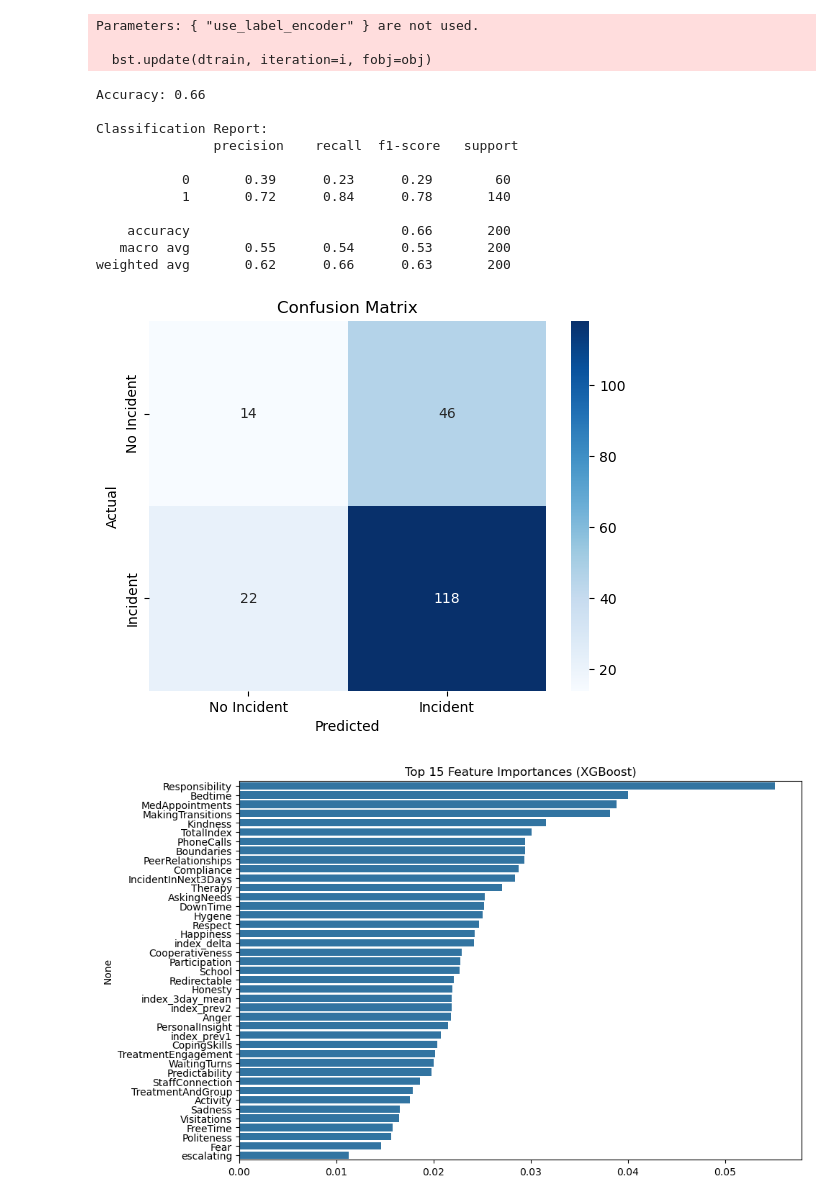
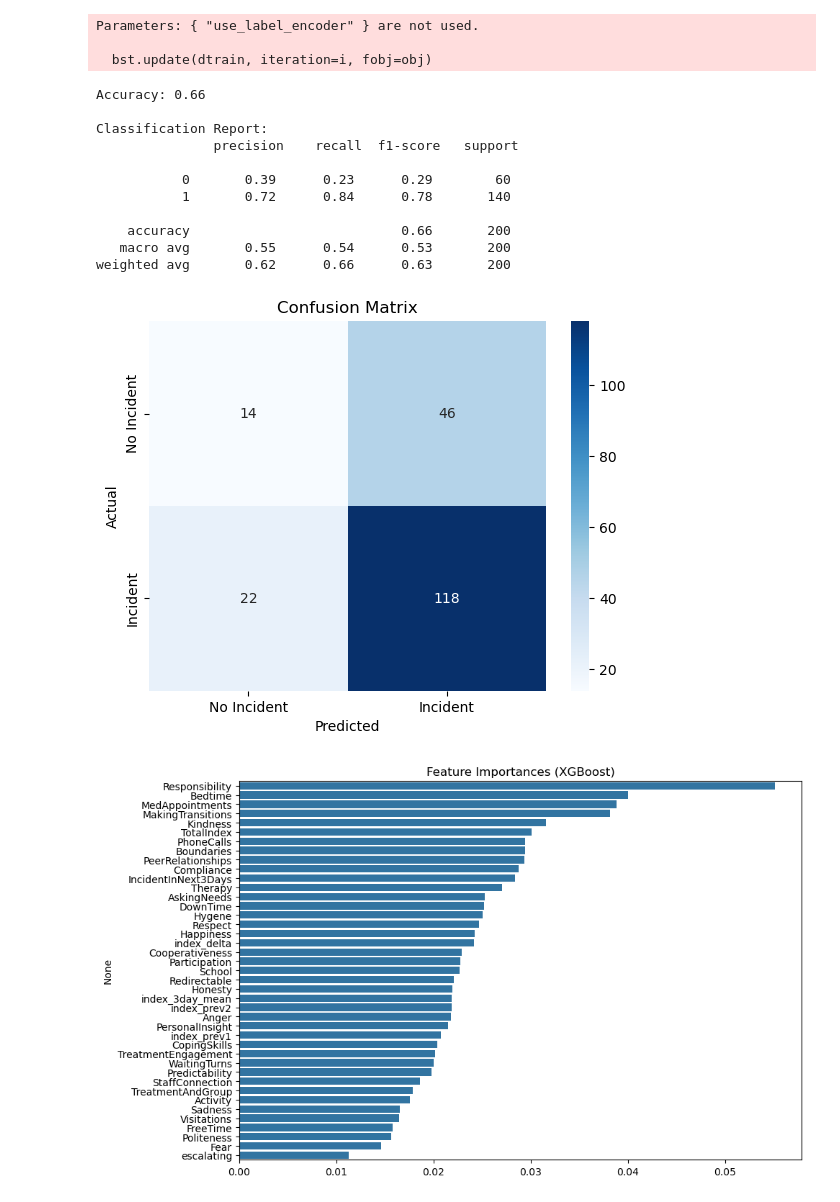
Before and after one commit to williamworks/Residential-Treatment-Incident-Prediction, a Jupyter notebook: Predictions/XG Boost.ipynb, the cells around one changed output. Cells and saved outputs as stored; diff of their text form; code cells hidden in the pictures.

```diff
--- a/Predictions/XG Boost.ipynb
+++ b/Predictions/XG Boost.ipynb
@@ -69,32 +114,32 @@ cm = confusion_matrix(y_test, y_pred_custom)
 sns.heatmap(cm, annot=True, fmt='d', cmap='Blues',
             xticklabels=['No Incident', 'Incident'],
             yticklabels=['No Incident', 'Incident'])
 plt.xlabel('Predicted')
 plt.ylabel('Actual')
 plt.title('Confusion Matrix')
 plt.show()
 
 # Feature Importance Plot
 importances = pd.Series(clf.feature_importances_, index=X.columns).sort_values(ascending=False)
 plt.figure(figsize=(10, 6))
 sns.barplot(x=importances.values, y=importances.index)
-plt.title("Top 15 Feature Importances (XGBoost)")
+plt.title("Feature Importances (XGBoost)")
 plt.tight_layout()
 plt.show()
 # %% [output]
 Parameters: { "use_label_encoder" } are not used.
 
   bst.update(dtrain, iteration=i, fobj=obj)
 Accuracy: 0.66
 
 Classification Report:
                precision    recall  f1-score   support
 
            0       0.39      0.23      0.29        60
            1       0.72      0.84      0.78       140
 
     accuracy                           0.66       200
    macro avg       0.55      0.54      0.53       200
 weighted avg       0.62      0.66      0.63       200
 [figure]
-[figure, old version]
+[figure, new version]
```
Also changed, not shown: parts of 2 cells of this notebook, 1 other file.
